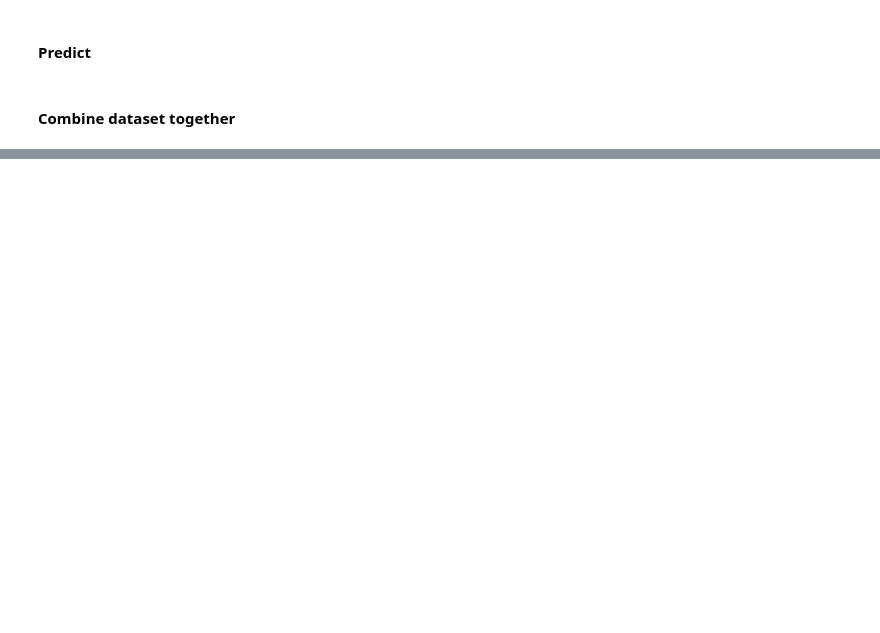
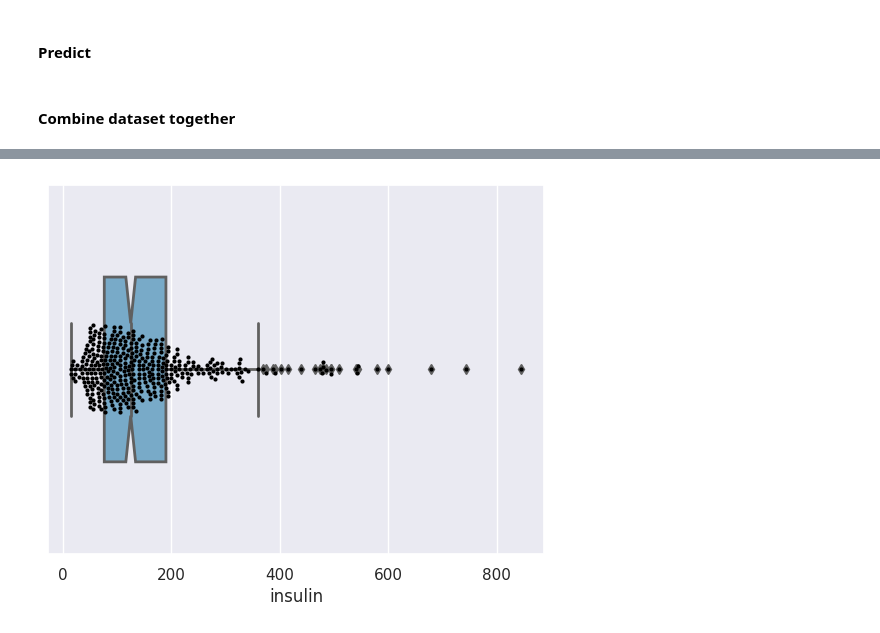
Before and after one commit to Dimildizio/DArc_course, a Jupyter notebook: EDA/PimaKaggle/Pima_indians_kaggle.ipynb, the cells around one changed output, grey strips where cells are left out. Saved outputs shown, nothing was run; the diff lists cells and outputs as text; code cells hidden in the pictures; blank space fills up the shorter version.

```diff
--- a/EDA/PimaKaggle/Pima_indians_kaggle.ipynb
+++ b/EDA/PimaKaggle/Pima_indians_kaggle.ipynb
@@ -610,0 +627,10 @@ thick_df.head()
+# %%
+ins_df = bp_df.copy()
+ins_df['skin_thickness'] = thick_df['skin_thickness']
+
+train_ins = ins_df[ins_df['insulin'] > 0]
+test_ins = ins_df[ins_df['insulin'] == 0]
+# %%
+check_outliers(train_ins, 'insulin', 3)
+# %% [output]
+[figure, added]
```
Also changed, not shown: parts of 40 cells of this notebook.
